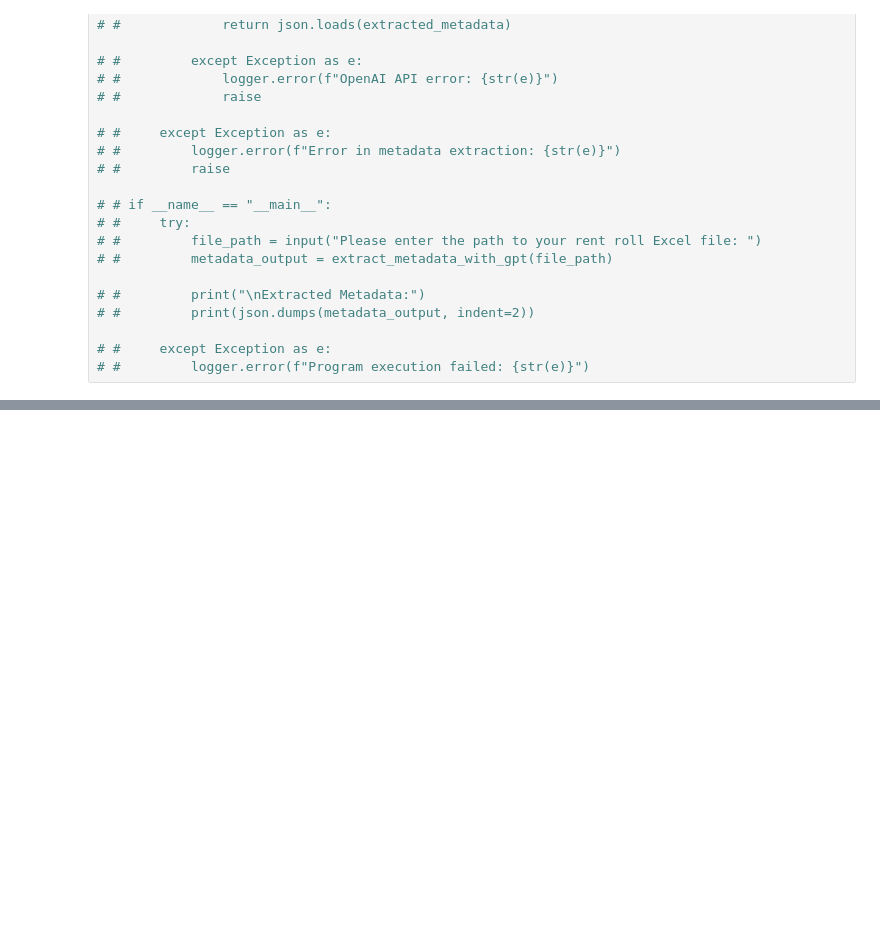
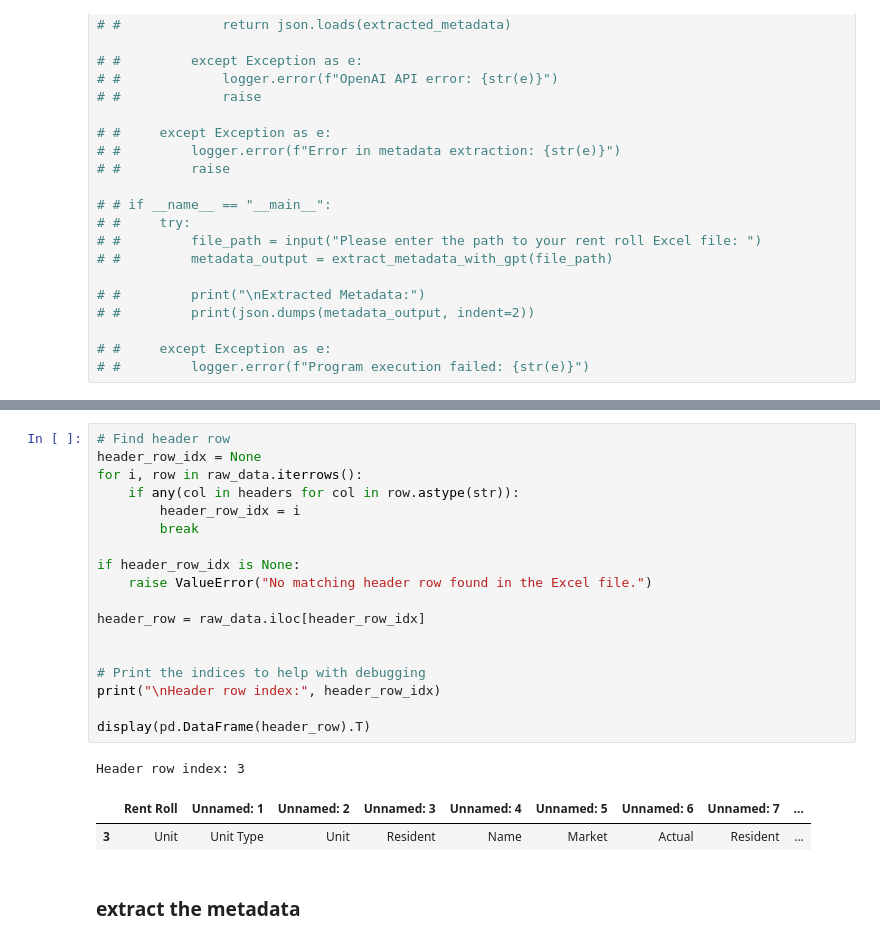
Before and after one commit to harikeerthan24/Lenguard, a Jupyter notebook: main.ipynb, the cells around one changed output, grey strips where cells are left out. Drawn from its saved outputs; the diff is of its cells as text; blank space fills up the shorter version.

```diff
--- a/main.ipynb
+++ b/main.ipynb
@@ -709,0 +741,24 @@ Market                                 166655
+# %%
+# Find header row
+header_row_idx = None
+for i, row in raw_data.iterrows():
+    if any(col in headers for col in row.astype(str)):
+        header_row_idx = i
+        break
+
+if header_row_idx is None:
+    raise ValueError("No matching header row found in the Excel file.")
+
+header_row = raw_data.iloc[header_row_idx]
+
+
+# Print the indices to help with debugging
+print("\nHeader row index:", header_row_idx)
+
+display(pd.DataFrame(header_row).T)
+# %% [output]
+Header row index: 3
+|  | Rent Roll | Unnamed: 1 | Unnamed: 2 | Unnamed: 3 | Unnamed: 4 | Unnamed: 5 | Unnamed: 6 | Unnamed: 7 | ... |
+| 3 | Unit | Unit Type | Unit | Resident | Name | Market | Actual | Resident | ... |
+# %% [markdown]
+### extract the metadata
```
Also changed, not shown: parts of 11 cells of this notebook.
